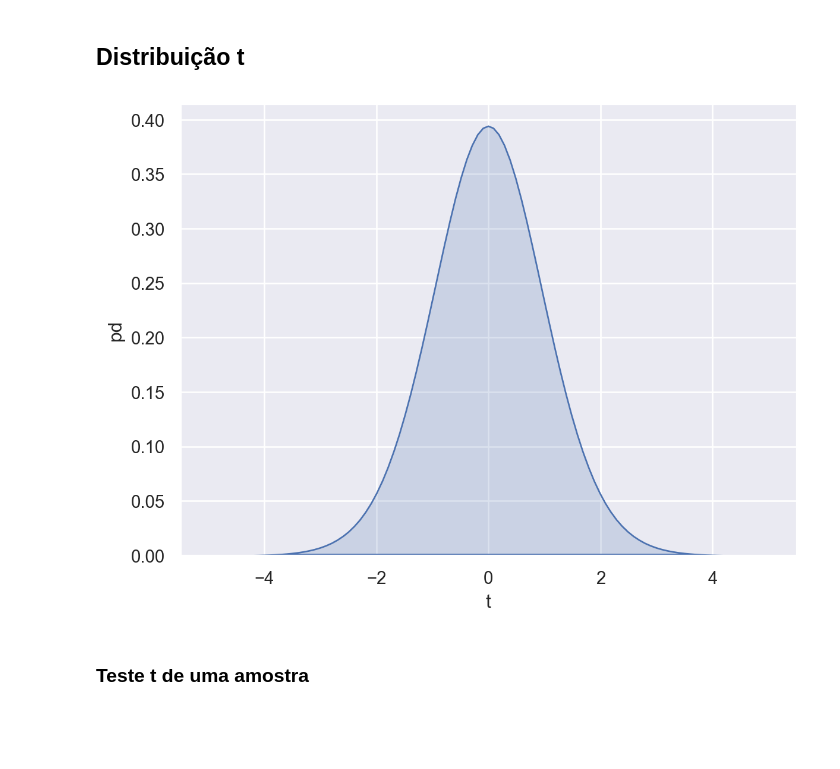
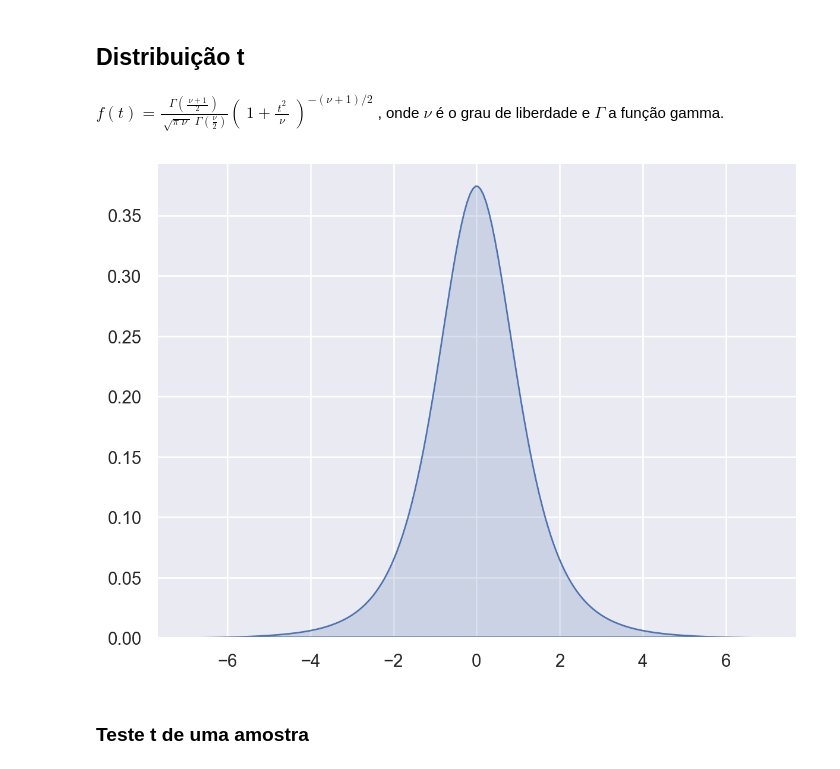
Before and after one commit to joaofauvel/mba-ds, a Jupyter notebook: Fundamentos de Estatística/fundamentos_estatistica.ipynb, the cells around one changed output. Saved outputs shown, nothing was run; the diff lists cells and outputs as text; code cells hidden in the pictures; blank space fills up the shorter version.

Commit message:
examples dist plots

```diff
--- a/Fundamentos de Estatística/fundamentos_estatistica.ipynb
+++ b/Fundamentos de Estatística/fundamentos_estatistica.ipynb
@@ -223,7 +224,10 @@ Critical (.05): 9.488
 ---
 # %% [markdown]
 ## Distribuição t
+# %% [markdown]
+$
+\displaystyle f(t)={\frac {\ \Gamma \left({\frac {\ \nu +1\ }{2}}\right)\ }{\ {\sqrt {\pi \ \nu \ }}\ \Gamma \left({\frac {\nu }{2}}\right)}}\left(\ 1+{\frac {~t^{2}\ }{\nu }}\ \right)^{-(\nu +1)/2}
+$, onde $\nu$ é o grau de liberdade e $\Gamma$ a função gamma.
 # %%
-ddof = 23  # from exercise #10
-t = np.arange(-5.0,5.1,0.1)
-pdf = stats.t.pdf(t, ddof)
+ddof = 4  # very common in agricultural research
+t = np.linspace(-7,7,200)
@@ -232,10 +234,10 @@ tdist = pd.DataFrame({'t': t, 'pd': pdf})
-# %%
-(
-   so.Plot(tdist, x='t', y='pd')
-    .add(so.Area())
-)
-# %% [output]
-[figure, removed]
+# %%
+(
+   so.Plot(x=t, y=stats.t.pdf(t, ddof))
+    .add(so.Area())
+)
+# %% [output]
+[figure, added]
 # %% [markdown]
 ### Teste t de uma amostra
 # %% [markdown]
```
Also changed, not shown: parts of 6 cells of this notebook, 1 other file.
